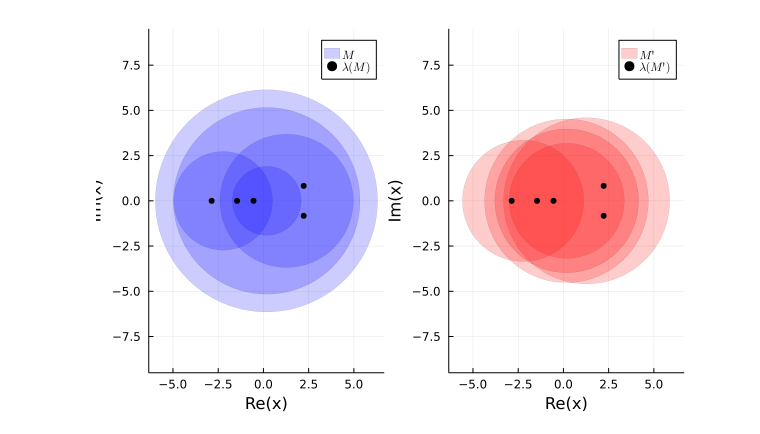
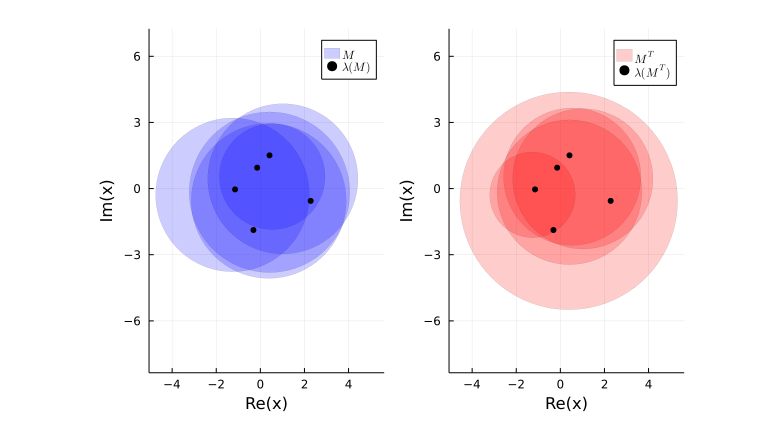
Before and after one commit to eigenvivek/Gershgorin.jl, a Jupyter notebook: notebooks/demo.ipynb, the cells around one changed output. Saved outputs shown, nothing was run; the diff lists cells and outputs as text; code cells hidden in the pictures.

Commit message:
Use transpose instead of adjoint

```diff
--- a/notebooks/demo.ipynb
+++ b/notebooks/demo.ipynb
@@ -5,17 +5,17 @@ using Plots, LaTeXStrings
 using Gershgorin
 # %%
 # Make a random (5,5) real matrix
-M = randn(5, 5)
+M = randn(ComplexF32, 5, 5)
 
-gershgorin(M; c=:blue, label=L"$M$")
+gershgorin(M; c=:blue, label=L"$M$")  # Plot Gershgorin's discs
 λ = eigvals(M)
 p1 = plot!(λ, seriestype=[:scatter], c=:black, label=L"$\lambda(M)$")
 
-gershgorin(M'; c=:red, label=L"$M'$")
-λ = eigvals(M')
-p2 = plot!(λ, seriestype=[:scatter], c=:black, label=L"$\lambda(M')$")
+gershgorin(transpose(M); c=:red, label=L"$M^T$")  # Now do the same for the transpose
+λ = eigvals(transpose(M))
+p2 = plot!(λ, seriestype=[:scatter], c=:black, label=L"$\lambda(M^T)$")
 
 plot(p1, p2, link=:all) |> display
 savefig("demo.png")
 # %% [output]
-[figure, old version]
+[figure, new version]
```
Also changed, not shown: 2 other files.
